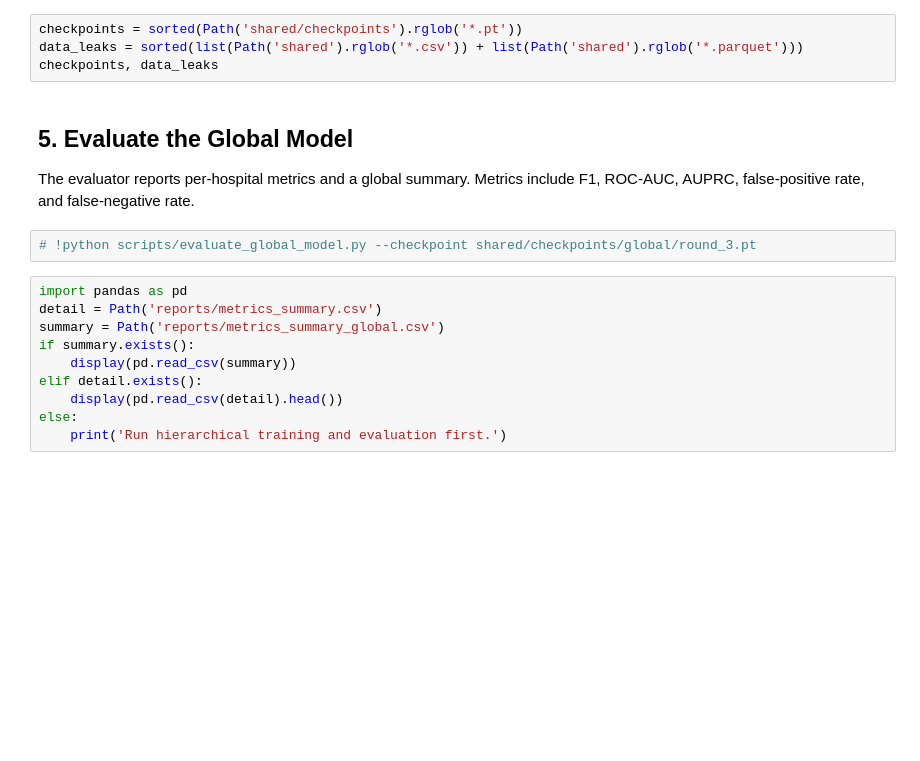
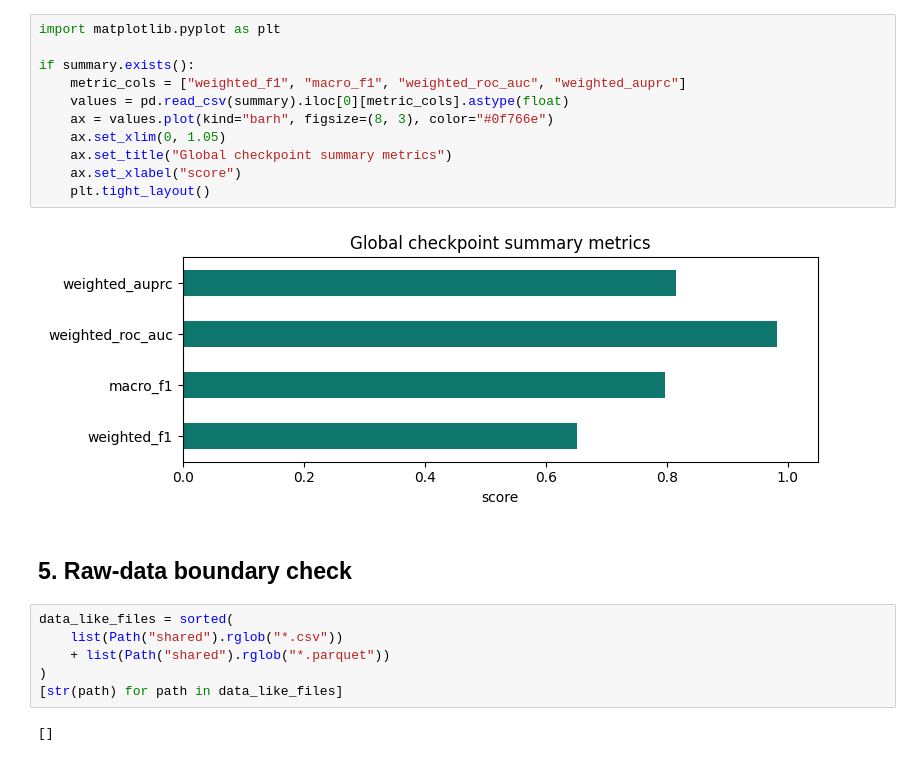
Before and after one commit to davidsarrat/hospital-ids-hfl, a Jupyter notebook: notebooks/03_hierarchical_flower_demo.ipynb, the cells around one changed output. Drawn from its saved outputs; the diff is of its cells as text; blank space fills up the shorter version.

```diff
--- a/notebooks/03_hierarchical_flower_demo.ipynb
+++ b/notebooks/03_hierarchical_flower_demo.ipynb
@@ -42,20 +169,23 @@ Each global round should produce regional checkpoints and a global checkpoint. `
+# %%
+import matplotlib.pyplot as plt
+
+if summary.exists():
+    metric_cols = ["weighted_f1", "macro_f1", "weighted_roc_auc", "weighted_auprc"]
+    values = pd.read_csv(summary).iloc[0][metric_cols].astype(float)
+    ax = values.plot(kind="barh", figsize=(8, 3), color="#0f766e")
+    ax.set_xlim(0, 1.05)
+    ax.set_title("Global checkpoint summary metrics")
+    ax.set_xlabel("score")
+    plt.tight_layout()
+# %% [output]
+[figure, added]
+# %% [markdown]
+## 5. Raw-data boundary check
 # %%
-checkpoints = sorted(Path('shared/checkpoints').rglob('*.pt'))
-data_leaks = sorted(list(Path('shared').rglob('*.csv')) + list(Path('shared').rglob('*.parquet')))
-checkpoints, data_leaks
+data_like_files = sorted(
+    list(Path("shared").rglob("*.csv"))
+    + list(Path("shared").rglob("*.parquet"))
+)
+[str(path) for path in data_like_files]
+# %% [output]
+[]
-# %% [markdown]
-## 5. Evaluate the Global Model
-
-The evaluator reports per-hospital metrics and a global summary. Metrics include F1, ROC-AUC, AUPRC, false-positive rate, and false-negative rate.
-# %%
-# !python scripts/evaluate_global_model.py --checkpoint shared/checkpoints/global/round_3.pt
-# %%
-import pandas as pd
-detail = Path('reports/metrics_summary.csv')
-summary = Path('reports/metrics_summary_global.csv')
-if summary.exists():
-    display(pd.read_csv(summary))
-elif detail.exists():
-    display(pd.read_csv(detail).head())
-else:
-    print('Run hierarchical training and evaluation first.')
```
Also changed, not shown: parts of 18 cells of this notebook, 50 other files.
